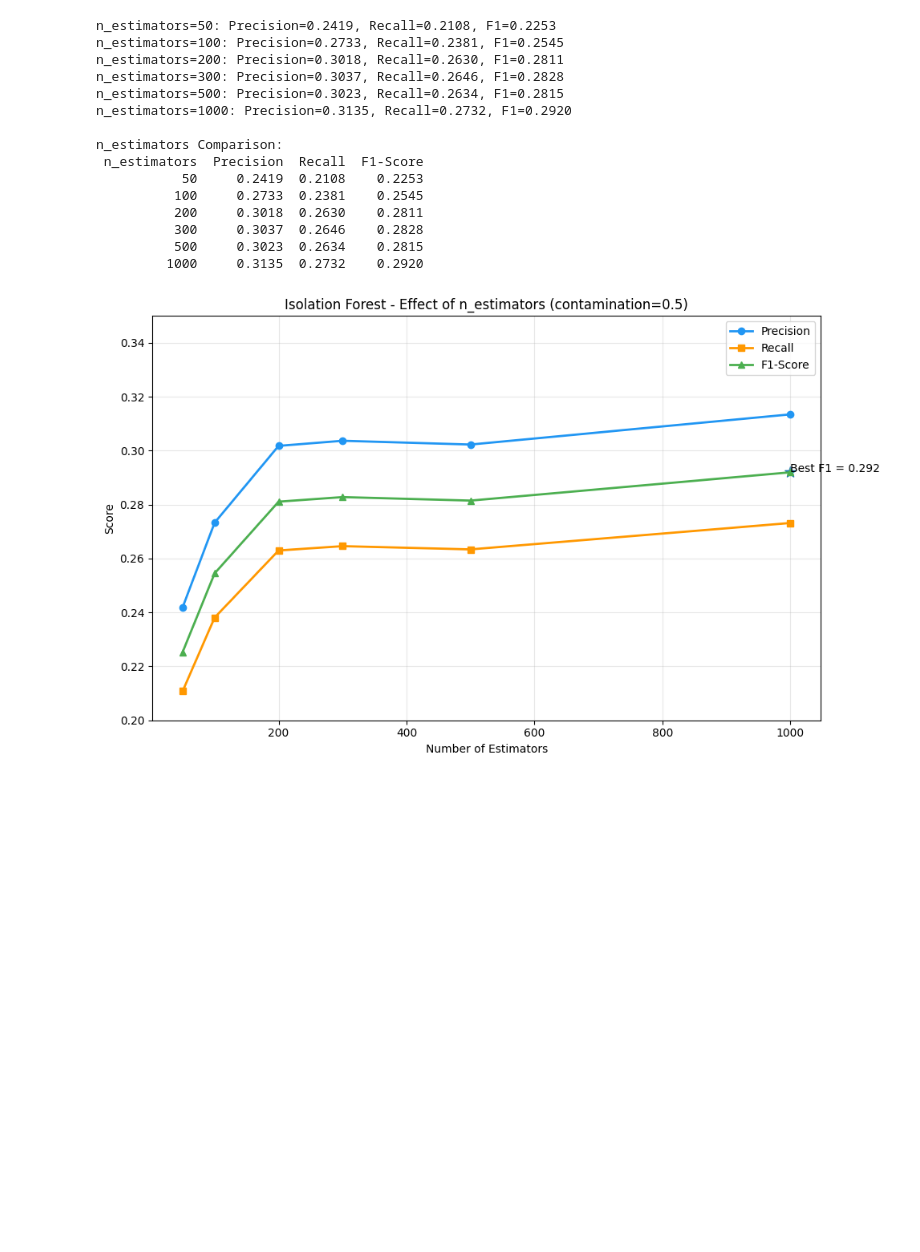
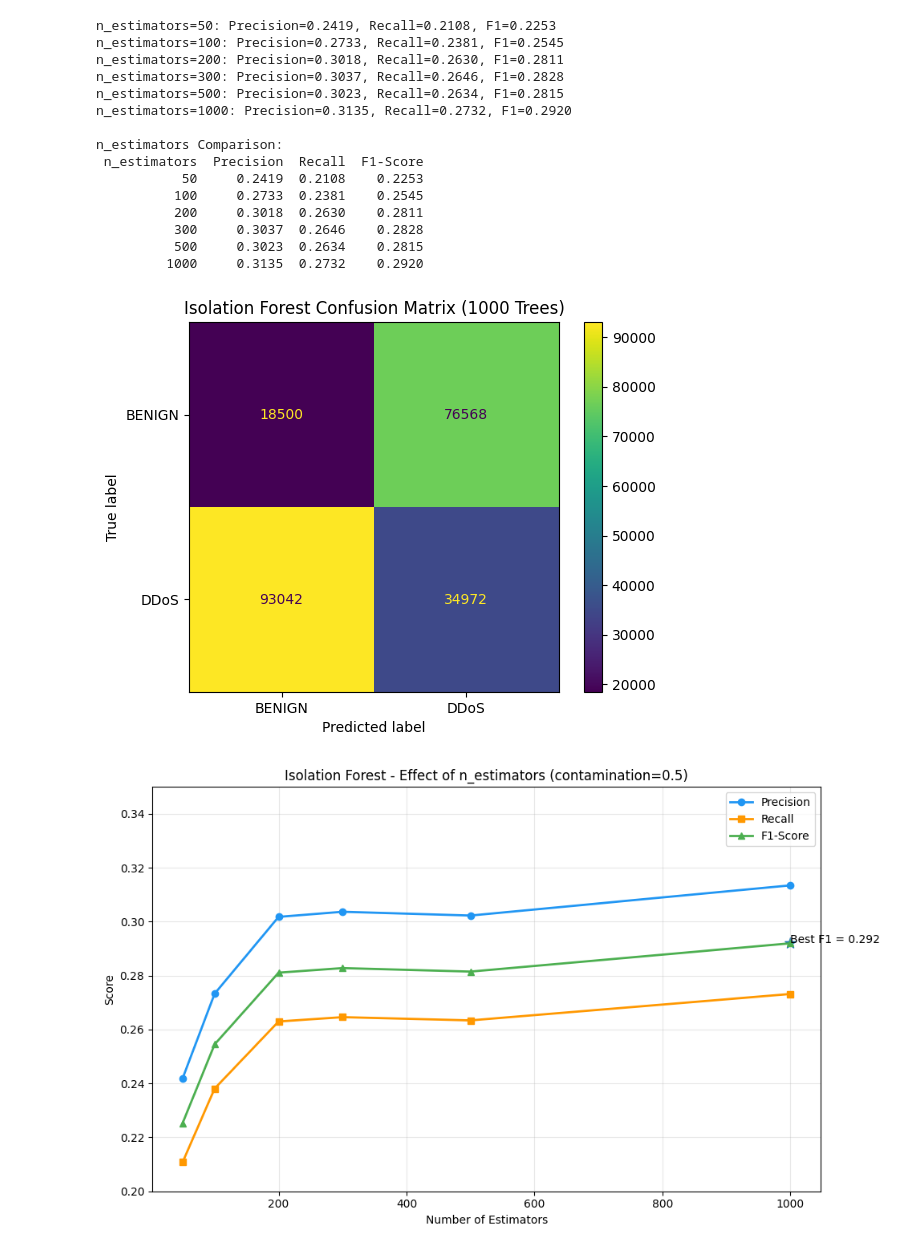
Before and after one commit to yatharthagarwal0620-art/network-anomaly-detection, a Jupyter notebook: notebooks/04_Isolation_Forest.ipynb, the cells around one changed output. Saved outputs shown, nothing was run; the diff lists cells and outputs as text; code cells hidden in the pictures; blank space fills up the shorter version.

```diff
--- a/notebooks/04_Isolation_Forest.ipynb
+++ b/notebooks/04_Isolation_Forest.ipynb
@@ -228,7 +227,7 @@ def evaluate_isolation_forest(contamination, X_scaled, y_true):
 # %%
 #Evaluate multiple contamination rates
 
-contamination_rates = [0.1, 0.2, 0.3, 0.4, 0.5,0,57]
+contamination_rates = [0.1, 0.2, 0.3, 0.4, 0.5]
 
 results = []
 for rate in contamination_rates:
@@ -652,6 +650,35 @@ n_estimators Comparison:
           300     0.3037  0.2646    0.2828
           500     0.3023  0.2634    0.2815
          1000     0.3135  0.2732    0.2920
+# %%
+
+
+best_iforest = IsolationForest(
+    n_estimators=1000,
+    contamination=best_contamination,
+    random_state=42,
+    n_jobs=-1
+)
+
+best_iforest.fit(X_scaled)
+
+y_pred = (best_iforest.predict(X_scaled) == -1).astype(int)
+
+ConfusionMatrixDisplay.from_predictions(
+    y_true,
+    y_pred,
+    display_labels=["BENIGN", "DDoS"]
+)
+
+plt.title("Isolation Forest Confusion Matrix (1000 Trees)")
+plt.savefig(
+    "../figures/iforest_best_confusion_matrix.png",
+    dpi=300,
+    bbox_inches="tight"
+)
+plt.show()
+# %% [output]
+[figure, added]
 # %%
 #Visualize n_estimators effect
 
```
Also changed, not shown: parts of 5 cells of this notebook, 1 other file.
